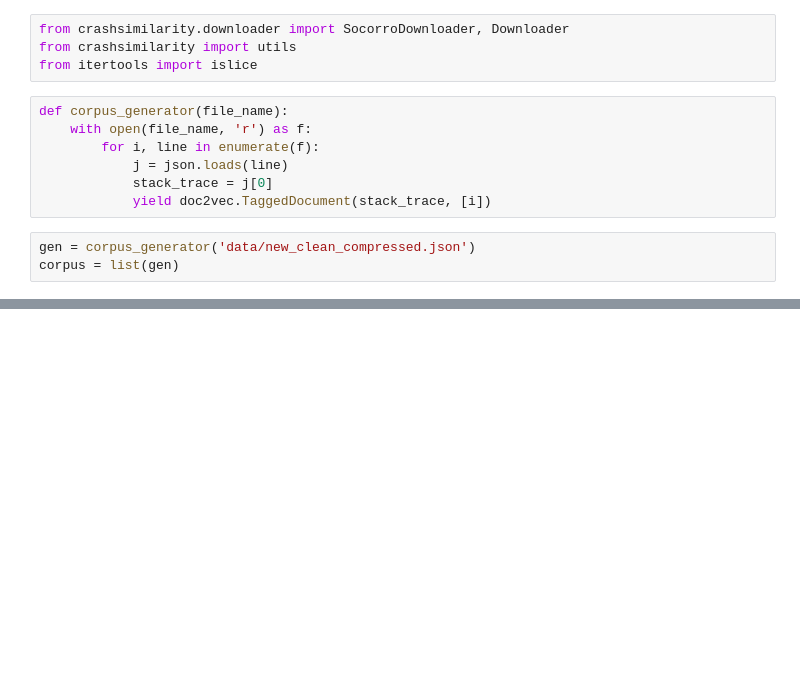
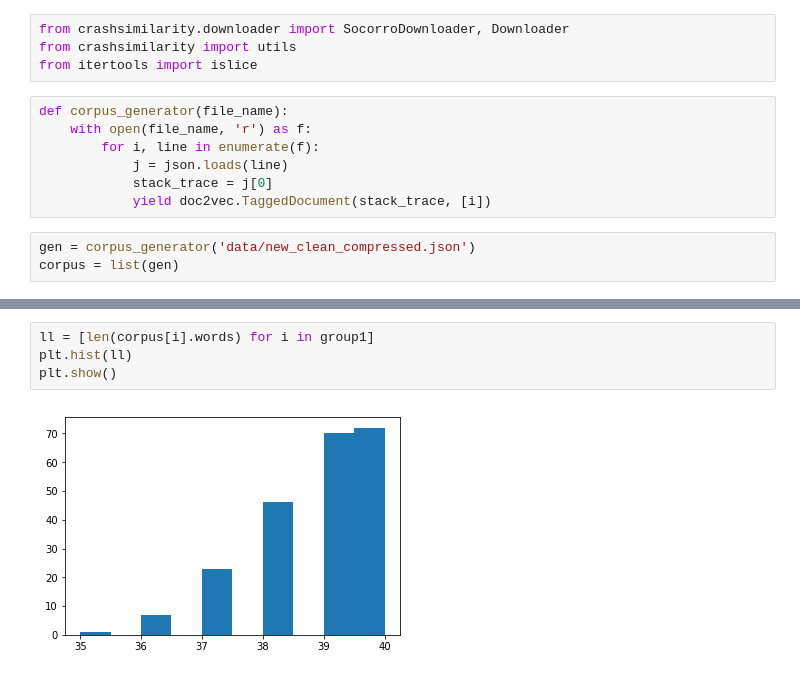
Before and after one commit to KirillTim/crashsimilarity, a Jupyter notebook: Sequence.ipynb, the cells around one changed output, grey strips where cells are left out. Drawn from its saved outputs; the diff is of its cells as text; blank space fills up the shorter version.

```diff
--- a/Sequence.ipynb
+++ b/Sequence.ipynb
@@ -72,0 +198,6 @@ c_25.most_common(15)
+# %%
+ll = [len(corpus[i].words) for i in group1]
+plt.hist(ll)
+plt.show()
+# %% [output]
+[figure, added]
```
Also changed, not shown: parts of 22 cells of this notebook.
